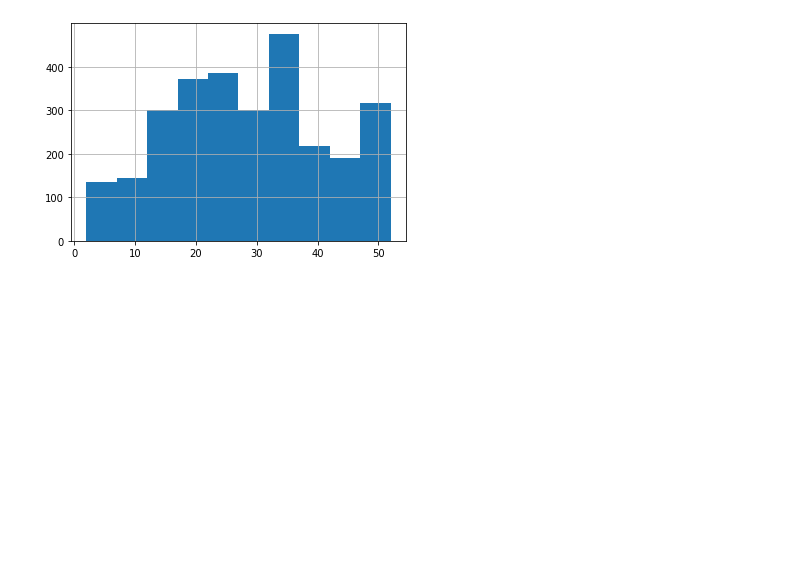
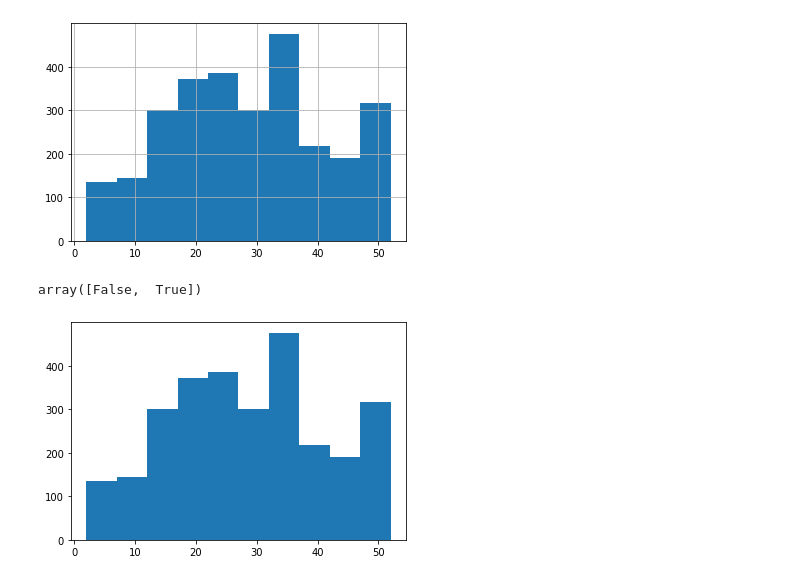
Before and after one commit to i0nathan/unaqds, a Jupyter notebook: modules/3/3.2 Introducción a Pandas.ipynb, the cells around one changed output. Drawn from its saved outputs; the diff is of its cells as text; code cells hidden in the pictures; blank space fills up the shorter version.

```diff
--- a/modules/3/3.2 Introducción a Pandas.ipynb
+++ b/modules/3/3.2 Introducción a Pandas.ipynb
@@ -319,3 +319,14 @@ california_housing[california_housing['2.6kvalue_4.5income']].housing_median_age
 # %% [output]
 <AxesSubplot:>
 [figure]
+# %%
+california_housing['2.6kvalue_4.5income'].unique()
+# %% [output]
+array([False,  True])
+# %%
+import matplotlib.pyplot as plt
+import numpy as np
+plt.hist(california_housing[california_housing['2.6kvalue_4.5income']].housing_median_age)
+plt.show()
+# %% [output]
+[figure, added]
```
